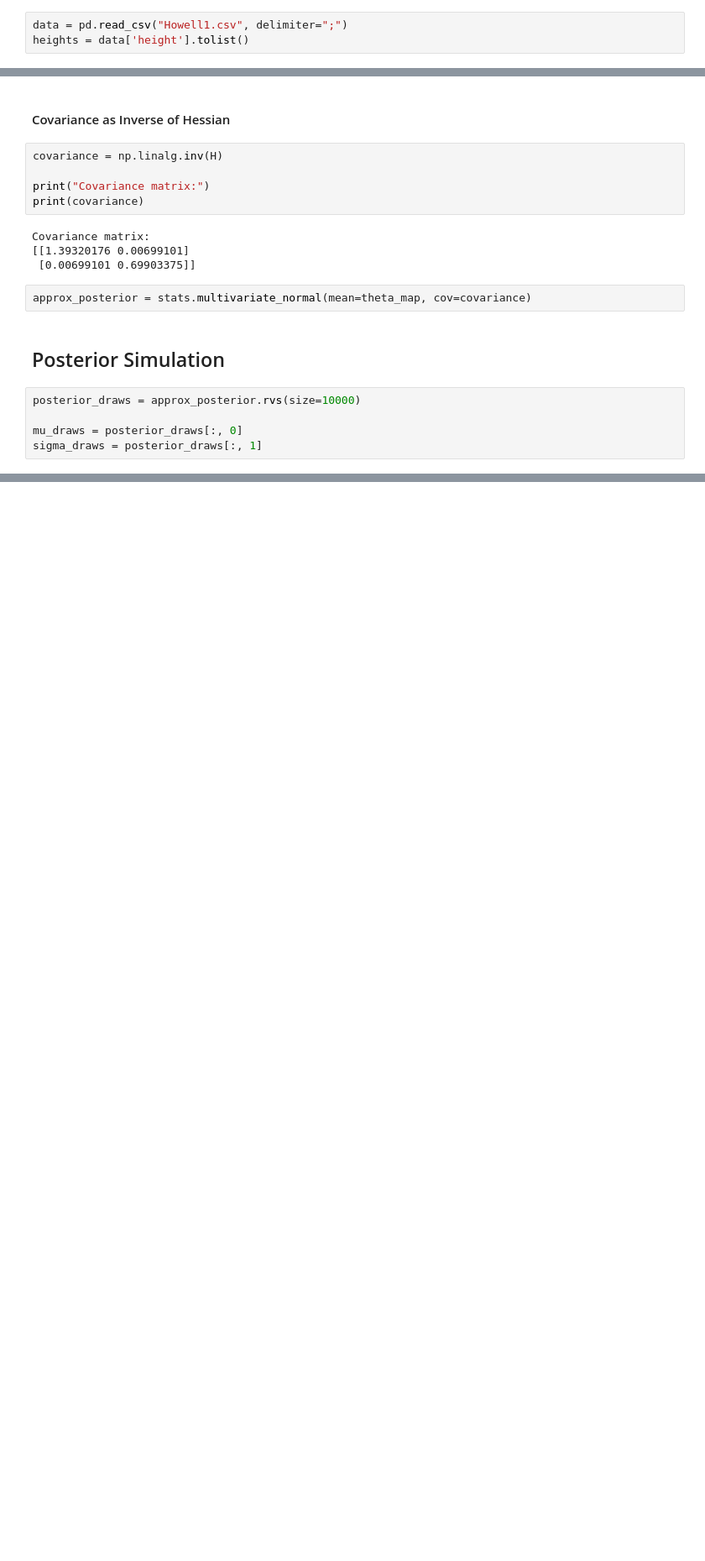
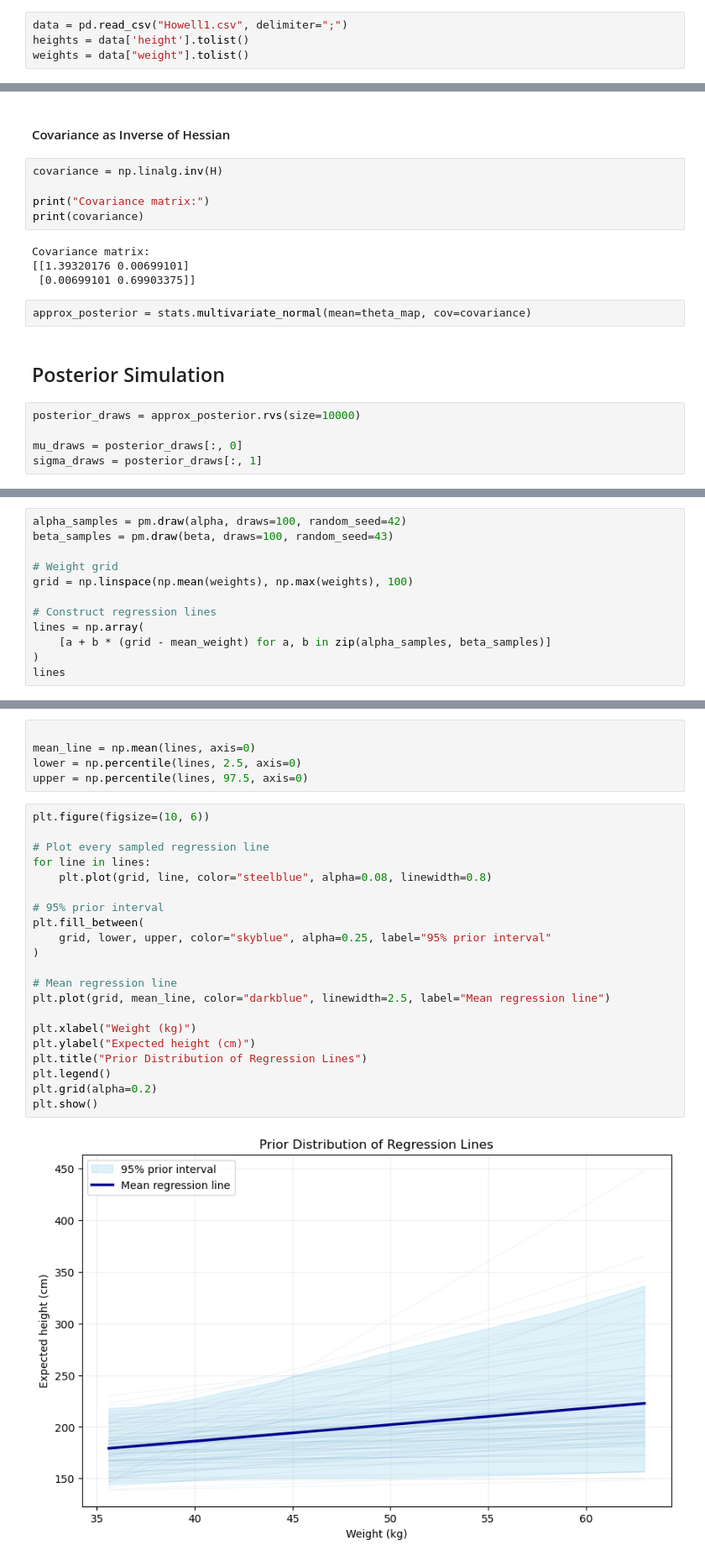
Before and after one commit to Hanifemam/bayesian_analysis, a Jupyter notebook: chap4/linear_regression.ipynb, the cells around one changed output, grey strips where cells are left out. Shown at 84% size. Cells and saved outputs as stored; diff of their text form; blank space fills up the shorter version.

Commit message:
Prior simulation added

```diff
--- a/chap4/linear_regression.ipynb
+++ b/chap4/linear_regression.ipynb
@@ -17,6 +18,7 @@ import numdifftools as nd
 # %%
 data = pd.read_csv("Howell1.csv", delimiter=";")
 heights = data['height'].tolist()
+weights = data["weight"].tolist()
 # %% [markdown]
 ## Prior Simulation
 # %%
@@ -192,0 +211,12 @@ plt.show()
+# %%
+alpha_samples = pm.draw(alpha, draws=100, random_seed=42)
+beta_samples = pm.draw(beta, draws=100, random_seed=43)
+
+# Weight grid
+grid = np.linspace(np.mean(weights), np.max(weights), 100)
+
+# Construct regression lines
+lines = np.array(
+    [a + b * (grid - mean_weight) for a, b in zip(alpha_samples, beta_samples)]
+)
+lines
@@ -192,0 +237,28 @@ plt.show()
+# %%
+
+mean_line = np.mean(lines, axis=0)
+lower = np.percentile(lines, 2.5, axis=0)
+upper = np.percentile(lines, 97.5, axis=0)
+# %%
+plt.figure(figsize=(10, 6))
+
+# Plot every sampled regression line
+for line in lines:
+    plt.plot(grid, line, color="steelblue", alpha=0.08, linewidth=0.8)
+
+# 95% prior interval
+plt.fill_between(
+    grid, lower, upper, color="skyblue", alpha=0.25, label="95% prior interval"
+)
+
+# Mean regression line
+plt.plot(grid, mean_line, color="darkblue", linewidth=2.5, label="Mean regression line")
+
+plt.xlabel("Weight (kg)")
+plt.ylabel("Expected height (cm)")
+plt.title("Prior Distribution of Regression Lines")
+plt.legend()
+plt.grid(alpha=0.2)
+plt.show()
+# %% [output]
+[figure, added]
```
Also changed, not shown: parts of 7 cells of this notebook.
